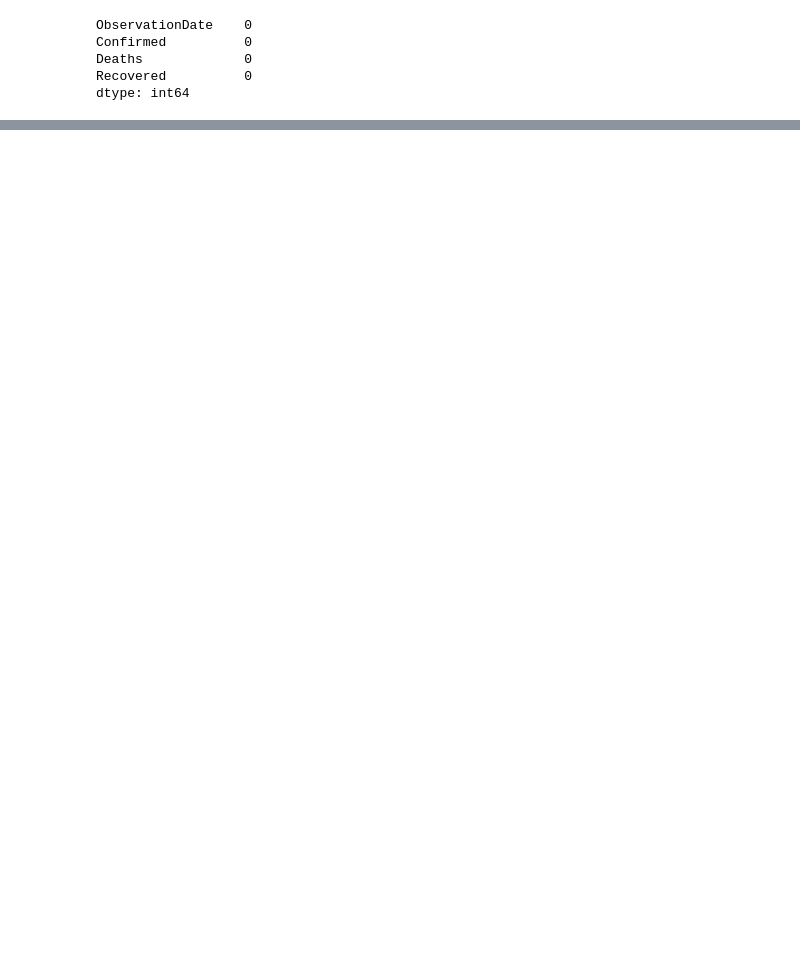
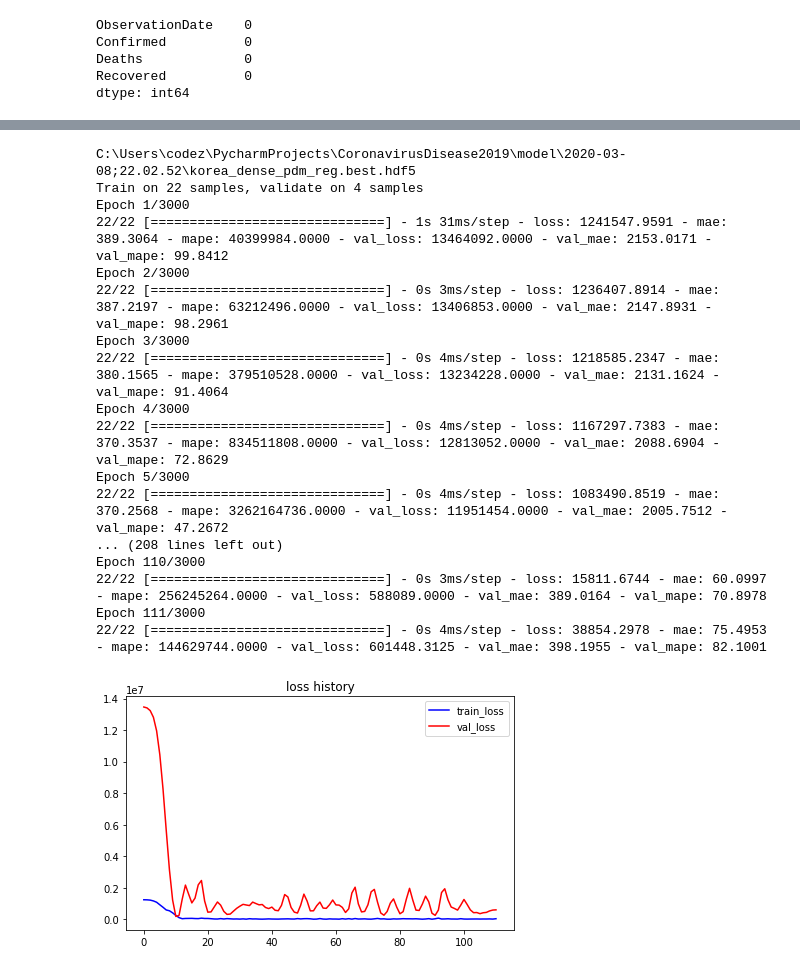
Before and after one commit to gbjung759/CoronavirusDisease2019, a Jupyter notebook: predict_coronavirus_spread_svm.ipynb, the cells around one changed output, grey strips where cells are left out. Drawn from its saved outputs; the diff is of its cells as text; code cells hidden in the pictures; blank space fills up the shorter version.

```diff
--- a/predict_coronavirus_spread_svm.ipynb
+++ b/predict_coronavirus_spread_svm.ipynb
@@ -413,0 +411,3 @@ InternalError: 2 root error(s) found.
+# %%
+print(df['Country/Region'].unique())
+nation_name = 'South Korea'
@@ -414,5 +432,5 @@ InternalError: 2 root error(s) found.
 # %%
-nation_df = df[df['Country/Region'] == 'South Korea'].groupby('ObservationDate')['Confirmed', 'Deaths', 'Recovered'].sum()
-nation_df = nation_df.reset_index()
-nation_df = nation_df.sort_values('ObservationDate', ascending=False)
-nation_df.style.background_gradient(cmap='Pastel1')
+korea_df = df[df['Country/Region'] == nation_name].groupby('ObservationDate')['Confirmed', 'Deaths', 'Recovered'].sum()
+korea_df = korea_df.reset_index()
+korea_df = korea_df.sort_values('ObservationDate', ascending=False)
+korea_df.style.background_gradient(cmap='Pastel1')
@@ -451,0 +466,33 @@ print('Train is done..')
+# %%
+"""
+Predict the korea spread of coronavirus with Dense modle
+"""
+k_pdm_reg = PandemicRegressor(window_size=WINDOW_SIZE, hidden_state=False, batch_size=8, n_feature=3, model_name='korea_dense_pdm_reg', stateful=False)
+
+hist = k_pdm_reg.fit(X_train=X_train.reshape(len(X_train), X_train.shape[1] * X_train.shape[2]),
+                   y_train=y_train,
+                   validation_data=(X_test.reshape(len(X_test), X_test.shape[1] * X_test.shape[2]), y_test),
+                   verbose=1,
+                   epochs=3000)
+show_train_hist(hist)
+k_pdm_reg.load_best_weights()
+loss_and_metrics = k_pdm_reg.evaluate(X_test=X_test.reshape(len(X_test), X_test.shape[1] * X_test.shape[2]), y_test=y_test)
+# %% [output]
+C:\Users\codez\PycharmProjects\CoronavirusDisease2019\model\2020-03-08;22.02.52\korea_dense_pdm_reg.best.hdf5
+Train on 22 samples, validate on 4 samples
+Epoch 1/3000
+22/22 [==============================] - 1s 31ms/step - loss: 1241547.9591 - mae: 389.3064 - mape: 40399984.0000 - val_loss: 13464092.0000 - val_mae: 2153.0171 - val_mape: 99.8412
+Epoch 2/3000
+22/22 [==============================] - 0s 3ms/step - loss: 1236407.8914 - mae: 387.2197 - mape: 63212496.0000 - val_loss: 13406853.0000 - val_mae: 2147.8931 - val_mape: 98.2961
+Epoch 3/3000
+22/22 [==============================] - 0s 4ms/step - loss: 1218585.2347 - mae: 380.1565 - mape: 379510528.0000 - val_loss: 13234228.0000 - val_mae: 2131.1624 - val_mape: 91.4064
+Epoch 4/3000
+22/22 [==============================] - 0s 4ms/step - loss: 1167297.7383 - mae: 370.3537 - mape: 834511808.0000 - val_loss: 12813052.0000 - val_mae: 2088.6904 - val_mape: 72.8629
+Epoch 5/3000
+22/22 [==============================] - 0s 4ms/step - loss: 1083490.8519 - mae: 370.2568 - mape: 3262164736.0000 - val_loss: 11951454.0000 - val_mae: 2005.7512 - val_mape: 47.2672
+... (208 lines left out)
+Epoch 110/3000
+22/22 [==============================] - 0s 3ms/step - loss: 15811.6744 - mae: 60.0997 - mape: 256245264.0000 - val_loss: 588089.0000 - val_mae: 389.0164 - val_mape: 70.8978
+Epoch 111/3000
+22/22 [==============================] - 0s 4ms/step - loss: 38854.2978 - mae: 75.4953 - mape: 144629744.0000 - val_loss: 601448.3125 - val_mae: 398.1955 - val_mape: 82.1001
+[figure, added]
```
Also changed, not shown: parts of 33 cells of this notebook.
